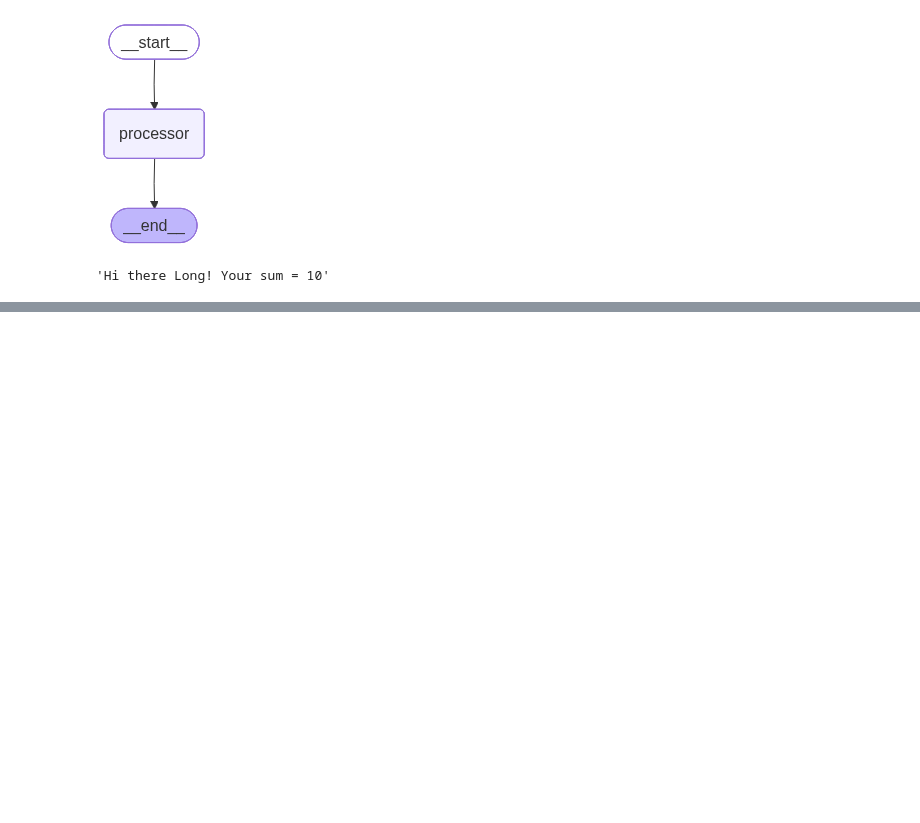
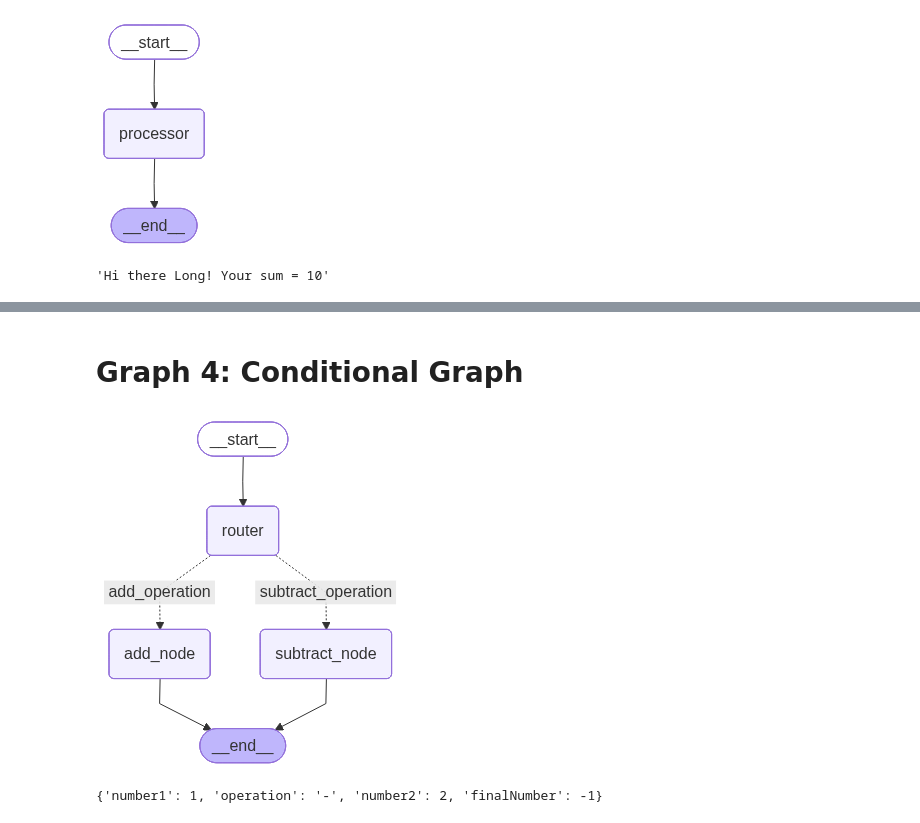
Before and after one commit to hoang98long/viettree-agent-customer-service, a Jupyter notebook: demo_graph.ipynb, the cells around one changed output, grey strips where cells are left out. Saved outputs shown, nothing was run; the diff lists cells and outputs as text; code cells hidden in the pictures; blank space fills up the shorter version.

```diff
--- a/demo_graph.ipynb
+++ b/demo_graph.ipynb
@@ -65,0 +107,2 @@ answer["result"]
+# %% [markdown]
+# Graph 4: Conditional Graph
@@ -65,0 +112,53 @@ answer["result"]
+# %%
+class AgentState(TypedDict):
+    number1: int
+    operation: str
+    number2: int
+    finalNumber: int
+# %%
+def adder(state: AgentState) -> AgentState:
+    """Add number node"""
+    state["finalNumber"] = state["number1"] + state["number2"]
+    return state
+
+def subtractor(state: AgentState) -> AgentState:
+    """Subtract number node"""
+    state["finalNumber"] = state["number1"] - state["number2"]
+    return state
+
+def router(state: AgentState) -> AgentState:
+    """decider node"""
+    if state["operation"] == "+":
+        return "add_operation"
+    elif state["operation"] == "-":
+        return "subtract_operation"
+# %%
+graph = StateGraph(AgentState)
+graph.add_node("add_node", adder)
+graph.add_node("subtract_node", subtractor)
+graph.add_node("router", lambda state:state)
+
+graph.add_edge(START, "router")
+
+graph.add_conditional_edges(
+    "router",
+    router,
+    {
+        "add_operation": "add_node",
+        "subtract_operation": "subtract_node",
+    }
+)
+graph.add_edge("add_node", END)
+graph.add_edge("subtract_node", END)
+app = graph.compile()
+# %%
+from IPython.display import Image, display
+display(Image(app.get_graph().draw_mermaid_png()))
+# %% [output]
+[figure, added]
+# %%
+initial_state = AgentState(number1=1, operation="-", number2=2)
+result = app.invoke(initial_state)
+print(result)
+# %% [output]
+{'number1': 1, 'operation': '-', 'number2': 2, 'finalNumber': -1}
```
Also changed, not shown: parts of 9 cells of this notebook.
